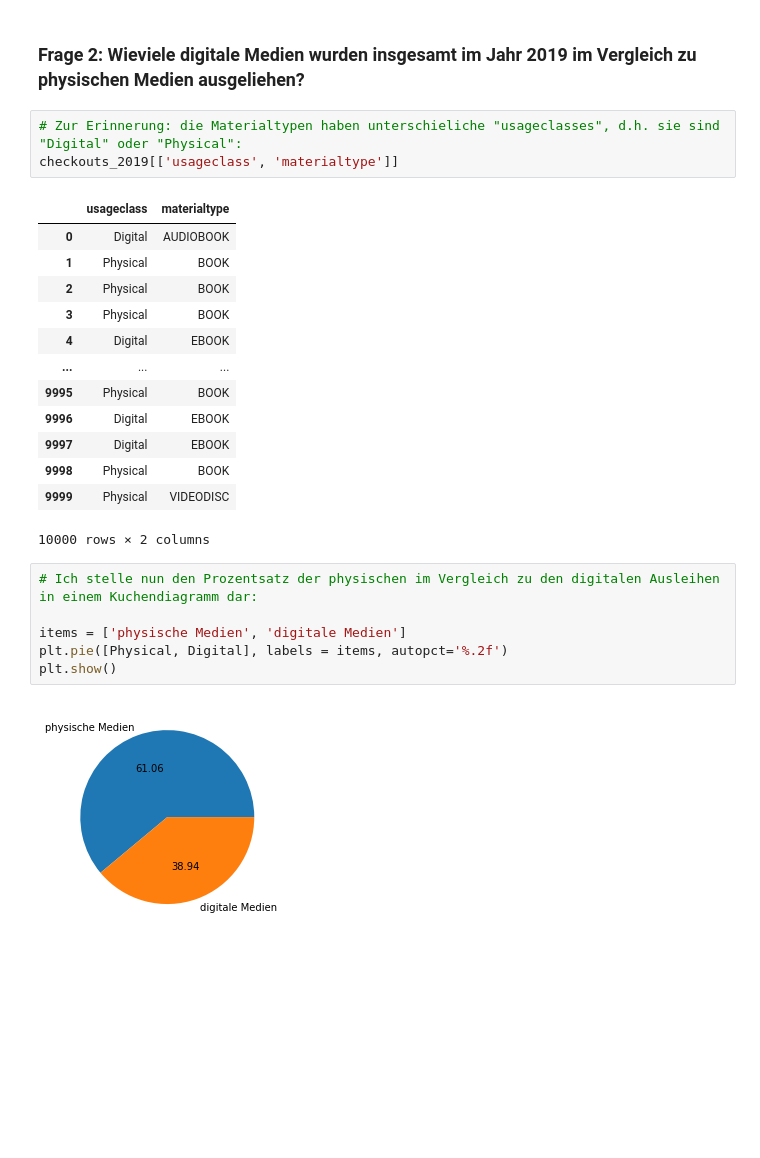
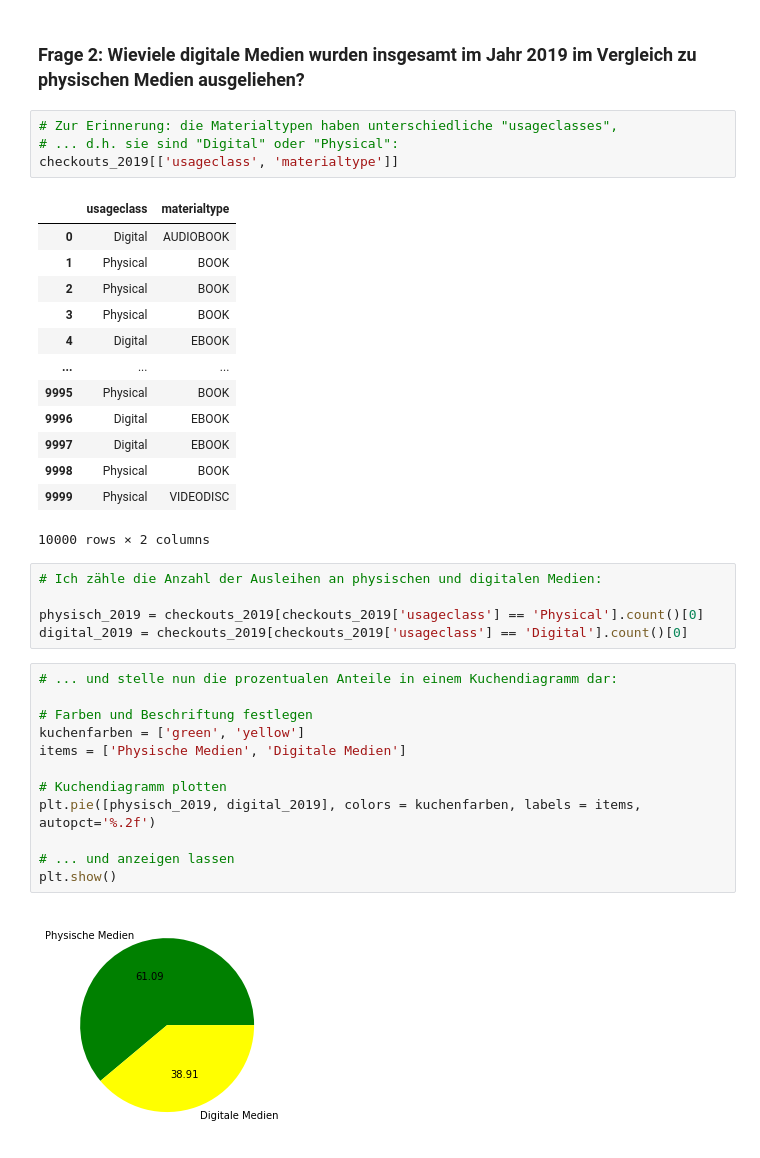
Before and after one commit to BLelgemann/WPM_T9-2, a Jupyter notebook: a2_python.ipynb, the cells around one changed output. Drawn from its saved outputs; the diff is of its cells as text; blank space fills up the shorter version.

```diff
--- a/a2_python.ipynb
+++ b/a2_python.ipynb
@@ -120,7 +144,8 @@ Checkouts EBOOKs: 2749
 # %% [markdown]
 ### Frage 2: Wieviele digitale Medien wurden insgesamt im Jahr 2019 im Vergleich zu physischen Medien ausgeliehen?
 # %%
-# Zur Erinnerung: die Materialtypen haben unterschieliche "usageclasses", d.h. sie sind "Digital" oder "Physical":
+# Zur Erinnerung: die Materialtypen haben unterschiedliche "usageclasses",
+# ... d.h. sie sind "Digital" oder "Physical":
 checkouts_2019[['usageclass', 'materialtype']]
 # %% [output]
 |  | usageclass | materialtype |
@@ -136,12 +161,23 @@ checkouts_2019[['usageclass', 'materialtype']]
 | 9998 | Physical | BOOK |
 | 9999 | Physical | VIDEODISC |
 10000 rows × 2 columns
+# %%
+# Ich zähle die Anzahl der Ausleihen an physischen und digitalen Medien:
+
+physisch_2019 = checkouts_2019[checkouts_2019['usageclass'] == 'Physical'].count()[0]
+digital_2019 = checkouts_2019[checkouts_2019['usageclass'] == 'Digital'].count()[0]
 # %%
-# Ich stelle nun den Prozentsatz der physischen im Vergleich zu den digitalen Ausleihen in einem Kuchendiagramm dar:
+# ... und stelle nun die prozentualen Anteile in einem Kuchendiagramm dar:
 
-items = ['physische Medien', 'digitale Medien']
-plt.pie([Physical, Digital], labels = items, autopct='%.2f')
+# Farben und Beschriftung festlegen
+kuchenfarben = ['green', 'yellow']
+items = ['Physische Medien', 'Digitale Medien']
+
+# Kuchendiagramm plotten
+plt.pie([physisch_2019, digital_2019], colors = kuchenfarben, labels = items, autopct='%.2f')
+
+# ... und anzeigen lassen
 plt.show()
 # %% [output]
-[figure, old version]
+[figure, new version]
 # %% [markdown]
```
Also changed, not shown: parts of 15 cells of this notebook, 1 other file.
